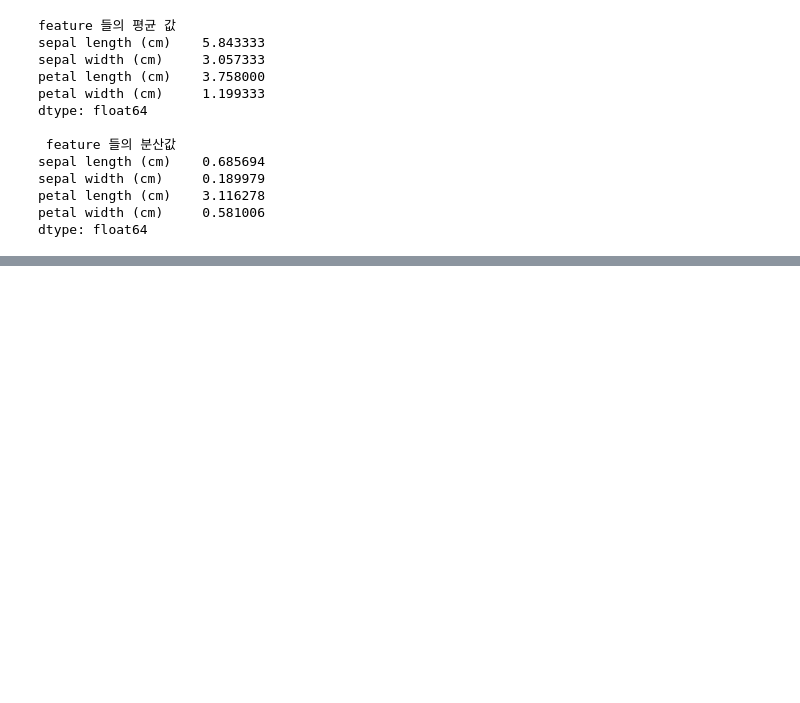
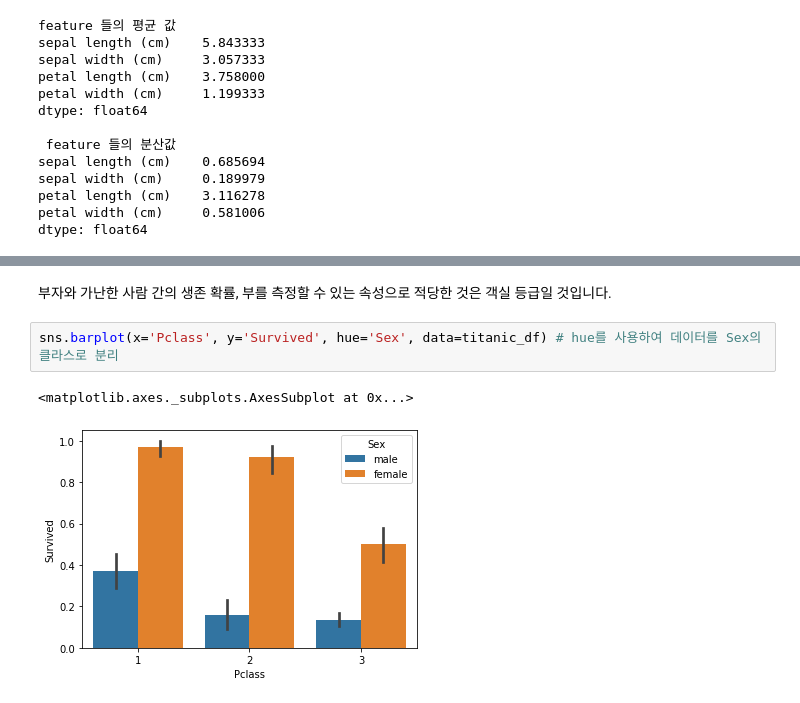
Before and after one commit to DogeinP/PythonMachine, a Jupyter notebook: 2장. 사이킷런으로 시작하는 머신러닝.ipynb, the cells around one changed output, grey strips where cells are left out. Cells and saved outputs as stored; diff of their text form; blank space fills up the shorter version.

```diff
--- a/2장. 사이킷런으로 시작하는 머신러닝.ipynb
+++ b/2장. 사이킷런으로 시작하는 머신러닝.ipynb
@@ -820,0 +1067,7 @@ dtype: float64
+# %% [markdown]
+부자와 가난한 사람 간의 생존 확률, 부를 측정할 수 있는 속성으로 적당한 것은 객실 등급일 것입니다.
+# %%
+sns.barplot(x='Pclass', y='Survived', hue='Sex', data=titanic_df) # hue를 사용하여 데이터를 Sex의 클라스로 분리
+# %% [output]
+<matplotlib.axes._subplots.AxesSubplot at 0x...>
+[figure, added]
```
Also changed, not shown: parts of 56 cells of this notebook, 1 other file.
